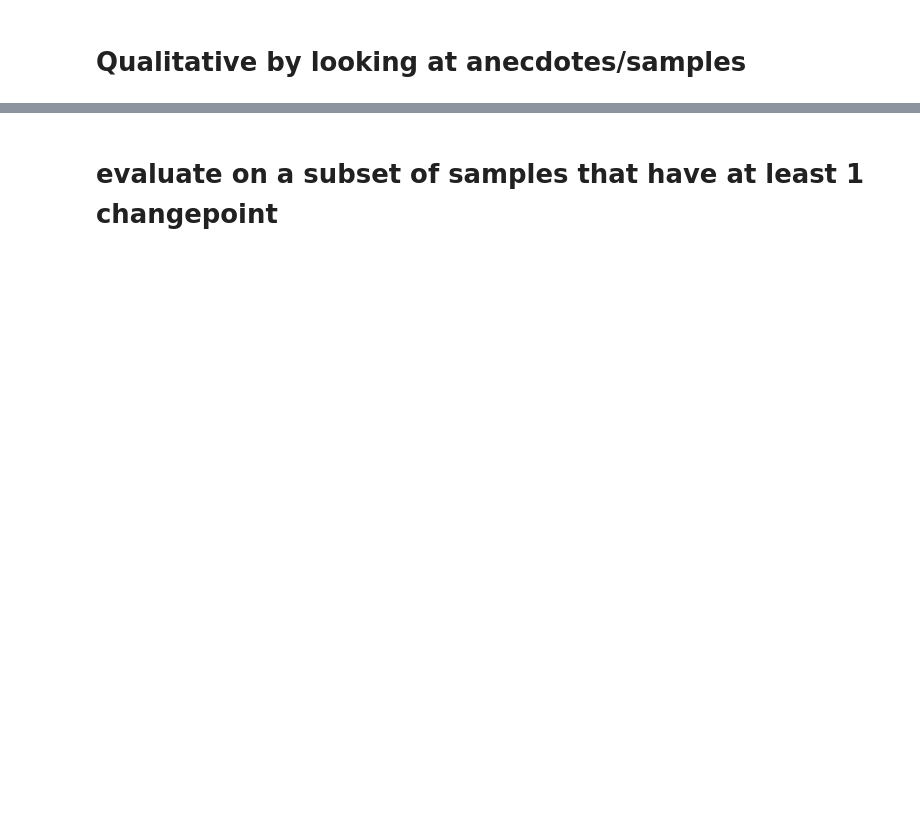
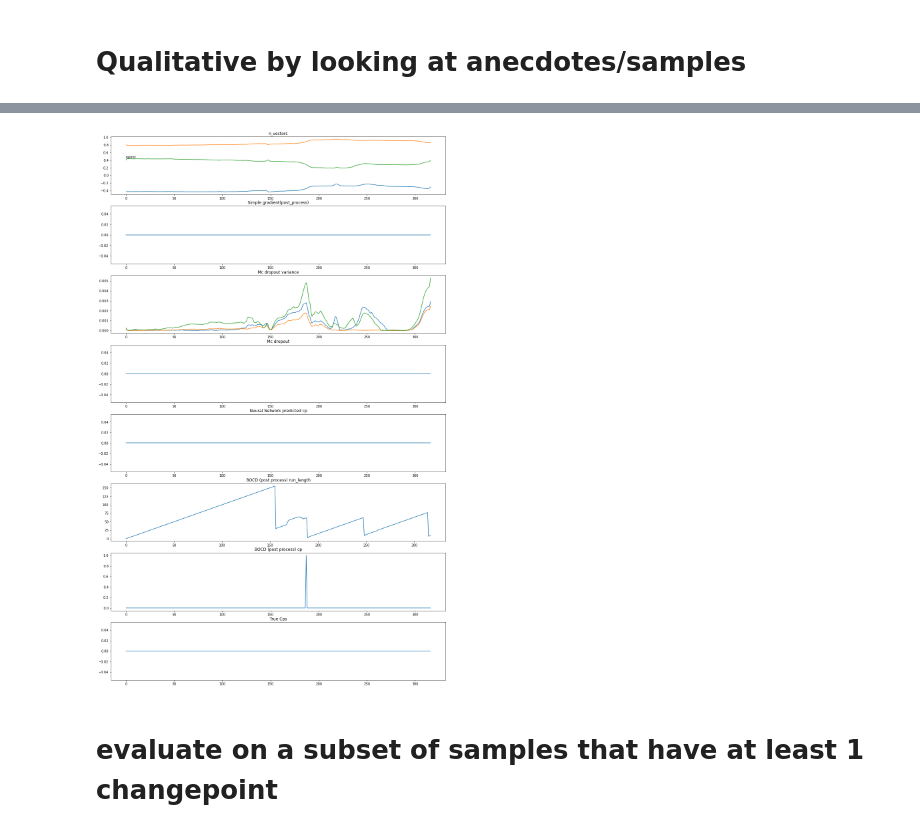
Before and after one commit to RichRast/Ge3Net, a Jupyter notebook: Notebooks/Shared_Notebooks/Geography_changepoints_Analysis.ipynb, the cells around one changed output, grey strips where cells are left out. Drawn from its saved outputs; the diff is of its cells as text; code cells hidden in the pictures; blank space fills up the shorter version.

```diff
--- a/Notebooks/Shared_Notebooks/Geography_changepoints_Analysis.ipynb
+++ b/Notebooks/Shared_Notebooks/Geography_changepoints_Analysis.ipynb
@@ -269,13 +394,15 @@ plot_changepoints(true_cpsSample, pred_cpsSample, y_predSample, bocp_rlSample, y
 # %%
 index = 1200
 true_cpsSample=true_cps[index,:]
 pred_cpsSample={k:v[index,:] for k,v in pred_cps.items()}
 y_predSample=results.t_out.coord_main[index,:]
 y_varSample=results.t_out.y_var[index,:,:]
 bocp_rlSample=model_cpd.cp.detach().cpu().numpy()[index,:]
-granularpopSample=valid_dataset.data['granular_pop'][index,:].detach().cpu().numpy()
+granularpopSample=valid_dataset.data['granular_pop'][index,:]
 namesSample=[rev_pop_dict[i] for i in granularpopSample.astype(int)]
 plot_changepoints(true_cpsSample, pred_cpsSample, y_predSample, bocp_rlSample, y_varSample, namesSample)
+# %% [output]
+[figure, added]
 # %% [markdown]
 # evaluate on a subset of samples that have at least 1 changepoint
 # %%
```
Also changed, not shown: parts of 29 cells of this notebook, 6 other files.
